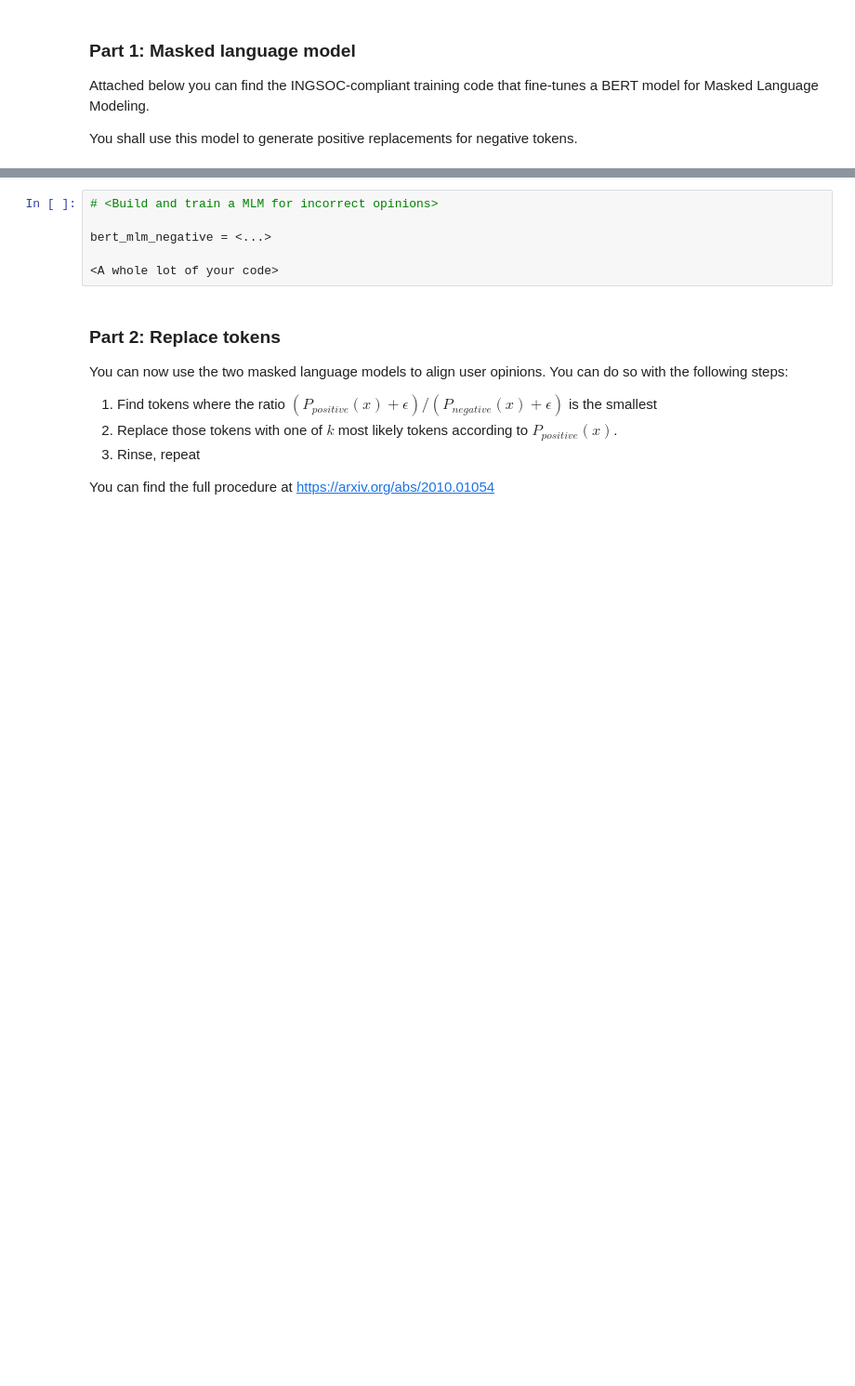
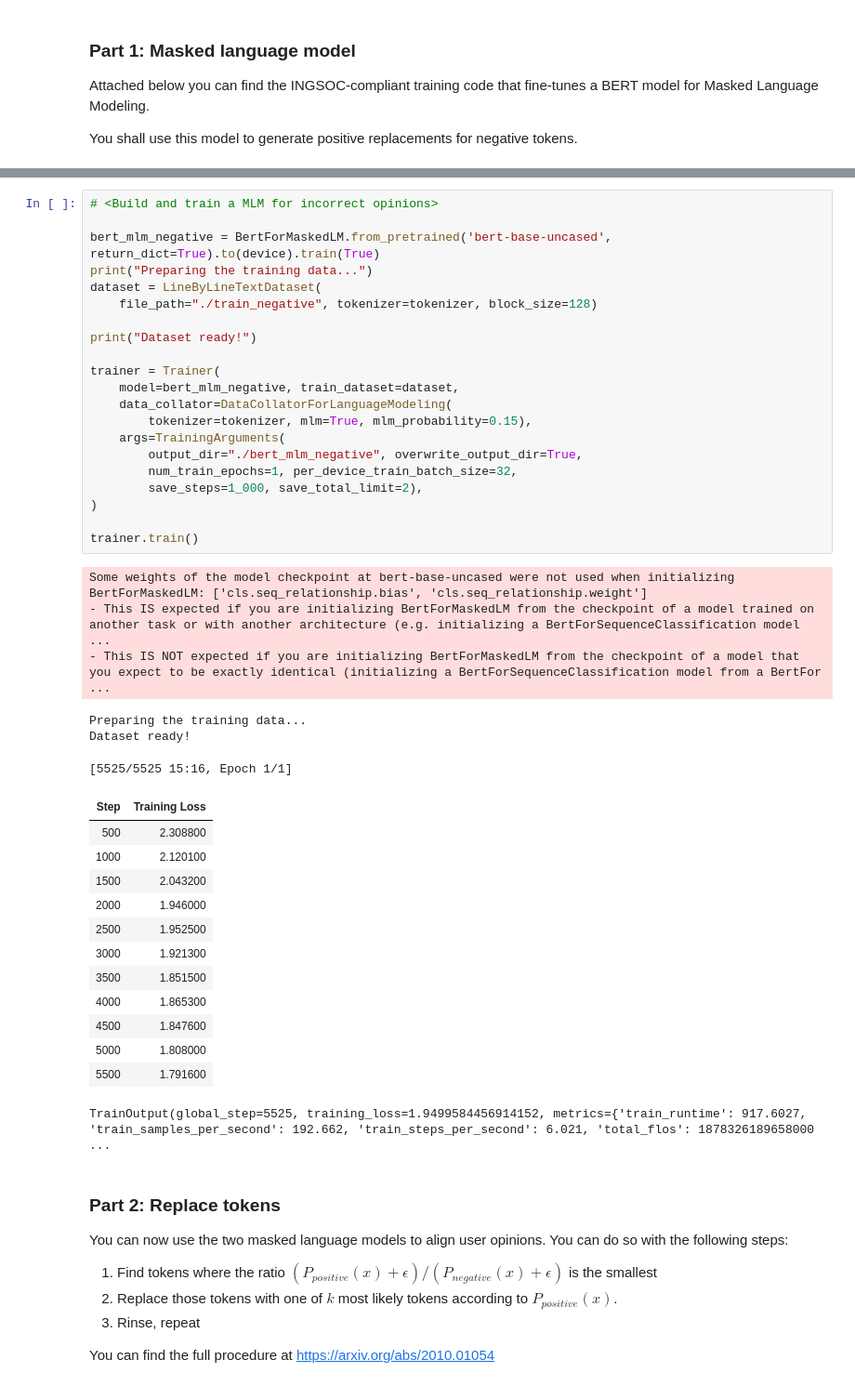
Before and after one commit to paulsok/nlp-course, a Jupyter notebook: week10_style/practice_style_transfer.ipynb, the cells around one changed output, grey strips where cells are left out. Shown at 93% size. Saved outputs shown, nothing was run; the diff lists cells and outputs as text; blank space fills up the shorter version.

```diff
--- a/week10_style/practice_style_transfer.ipynb
+++ b/week10_style/practice_style_transfer.ipynb
@@ -109,9 +109,44 @@ TrainOutput(global_step=8354, training_loss=1.921871259276993, metrics={'train_r
-# %%
-# <Build and train a MLM for incorrect opinions>
-
-bert_mlm_negative = <...>
-
-<A whole lot of your code>
+# %%
+# <Build and train a MLM for incorrect opinions>
+
+bert_mlm_negative = BertForMaskedLM.from_pretrained('bert-base-uncased', return_dict=True).to(device).train(True)
+print("Preparing the training data...")
+dataset = LineByLineTextDataset(
+    file_path="./train_negative", tokenizer=tokenizer, block_size=128)
+
+print("Dataset ready!")
+
+trainer = Trainer(
+    model=bert_mlm_negative, train_dataset=dataset,
+    data_collator=DataCollatorForLanguageModeling(
+        tokenizer=tokenizer, mlm=True, mlm_probability=0.15),
+    args=TrainingArguments(
+        output_dir="./bert_mlm_negative", overwrite_output_dir=True,
+        num_train_epochs=1, per_device_train_batch_size=32,
+        save_steps=1_000, save_total_limit=2),
+)
+
+trainer.train()
+# %% [output]
+Some weights of the model checkpoint at bert-base-uncased were not used when initializing BertForMaskedLM: ['cls.seq_relationship.bias', 'cls.seq_relationship.weight']
+- This IS expected if you are initializing BertForMaskedLM from the checkpoint of a model trained on another task or with another architecture (e.g. initializing a BertForSequenceClassification model  ...
+- This IS NOT expected if you are initializing BertForMaskedLM from the checkpoint of a model that you expect to be exactly identical (initializing a BertForSequenceClassification model from a BertFor ...
+Preparing the training data...
+Dataset ready!
+[5525/5525 15:16, Epoch 1/1]
+| Step | Training Loss |
+| 500 | 2.308800 |
+| 1000 | 2.120100 |
+| 1500 | 2.043200 |
+| 2000 | 1.946000 |
+| 2500 | 1.952500 |
+| 3000 | 1.921300 |
+| 3500 | 1.851500 |
+| 4000 | 1.865300 |
+| 4500 | 1.847600 |
+| 5000 | 1.808000 |
+| 5500 | 1.791600 |
+TrainOutput(global_step=5525, training_loss=1.9499584456914152, metrics={'train_runtime': 917.6027, 'train_samples_per_second': 192.662, 'train_steps_per_second': 6.021, 'total_flos': 1878326189658000 ...
 # %% [markdown]
 ### Part 2: Replace tokens
 
```
Also changed, not shown: parts of 7 cells of this notebook.
